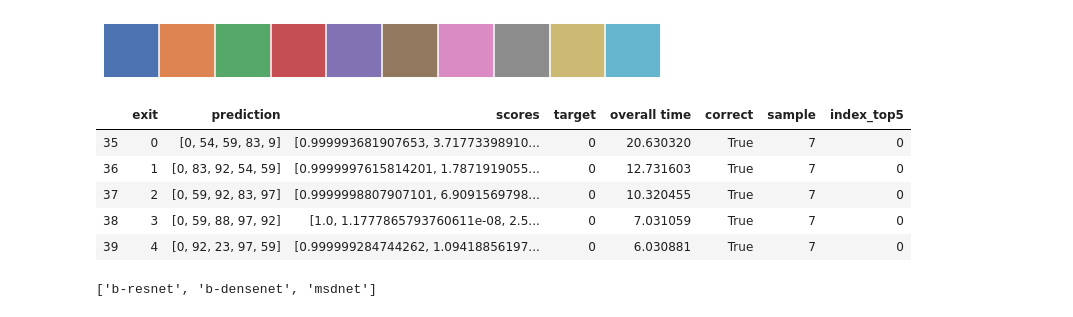
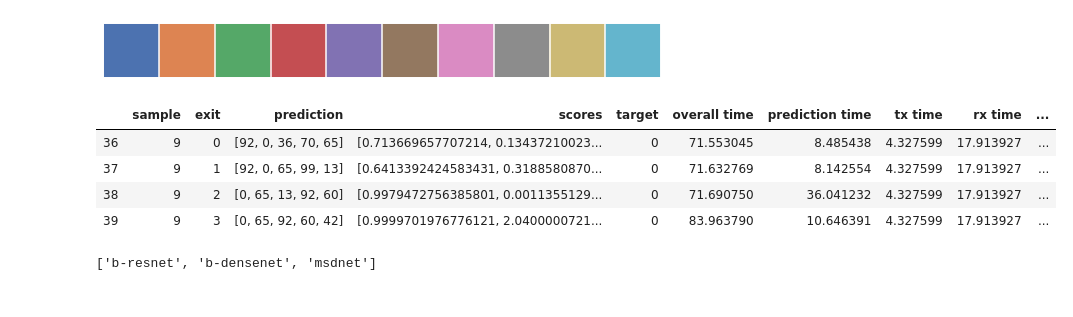
Before and after one commit to AlexKarlsen/thesis-src, a Jupyter notebook: DDNN/edge_test/correctness and scoring.ipynb, the cells around one changed output. Cells and saved outputs as stored; diff of their text form; code cells hidden in the pictures.

Commit message:
correct prediction timings on server

```diff
--- a/DDNN/edge_test/correctness and scoring.ipynb
+++ b/DDNN/edge_test/correctness and scoring.ipynb
@@ -25,14 +25,13 @@ results = {
     'msdnet' : pd.read_json('../edge_test/msdnet-local3.json')
 }
 # %%
-results['msdnet'].loc[results['msdnet']['sample'] == 7]
+results['b-resnet'].loc[results['b-resnet']['sample'] == 9]
 # %% [output]
-|  | exit | prediction | scores | target | overall time | correct | sample | index_top5 |
-| 35 | 0 | [0, 54, 59, 83, 9] | [0.999993681907653, 3.71773398910... | 0 | 20.630320 | True | 7 | 0 |
-| 36 | 1 | [0, 83, 92, 54, 59] | [0.9999997615814201, 1.7871919055... | 0 | 12.731603 | True | 7 | 0 |
-| 37 | 2 | [0, 59, 92, 83, 97] | [0.9999998807907101, 6.9091569798... | 0 | 10.320455 | True | 7 | 0 |
-| 38 | 3 | [0, 59, 88, 97, 92] | [1.0, 1.1777865793760611e-08, 2.5... | 0 | 7.031059 | True | 7 | 0 |
-| 39 | 4 | [0, 92, 23, 97, 59] | [0.999999284744262, 1.09418856197... | 0 | 6.030881 | True | 7 | 0 |
+|  | sample | exit | prediction | scores | target | overall time | prediction time | tx time | rx time | ... |
+| 36 | 9 | 0 | [92, 0, 36, 70, 65] | [0.713669657707214, 0.13437210023... | 0 | 71.553045 | 8.485438 | 4.327599 | 17.913927 | ... |
+| 37 | 9 | 1 | [92, 0, 65, 99, 13] | [0.6413392424583431, 0.3188580870... | 0 | 71.632769 | 8.142554 | 4.327599 | 17.913927 | ... |
+| 38 | 9 | 2 | [0, 65, 13, 92, 60] | [0.9979472756385801, 0.0011355129... | 0 | 71.690750 | 36.041232 | 4.327599 | 17.913927 | ... |
+| 39 | 9 | 3 | [0, 65, 92, 60, 42] | [0.9999701976776121, 2.0400000721... | 0 | 83.963790 | 10.646391 | 4.327599 | 17.913927 | ... |
 # %%
 list(results.keys())
 # %% [output]
```
Also changed, not shown: 2 other files.
